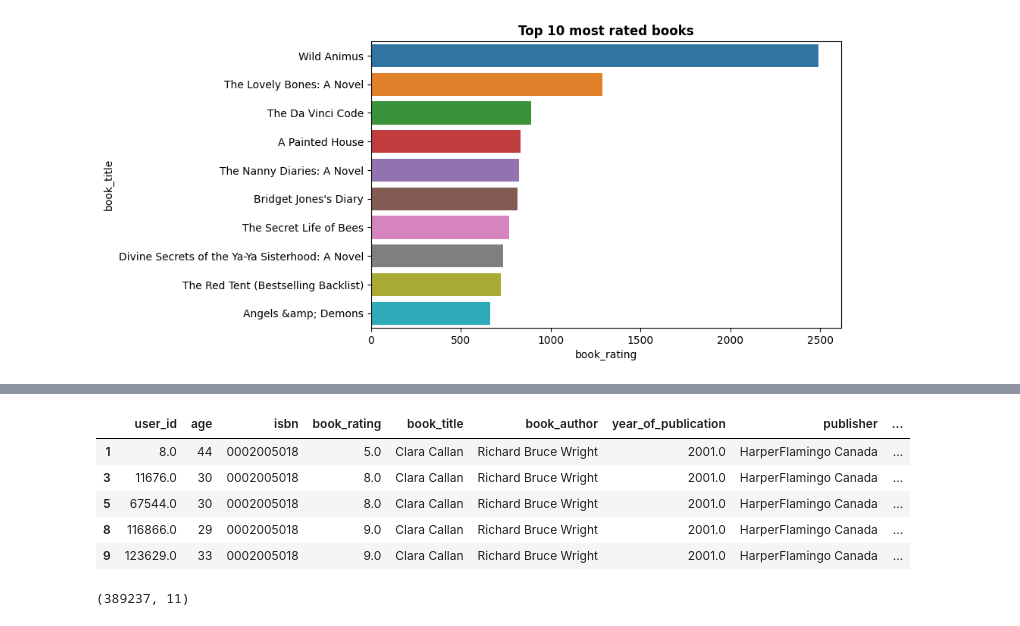
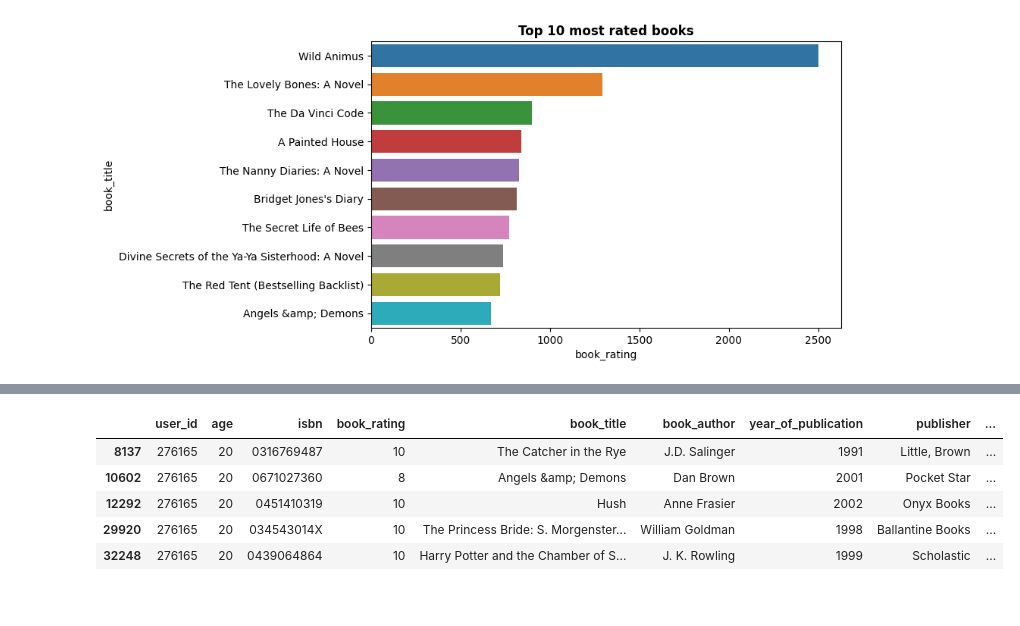
Before and after one commit to sahu-vishal/Book-Recommendation-System, a Jupyter notebook: Book_Recommendation_System.ipynb, the cells around one changed output, grey strips where cells are left out. Cells and saved outputs as stored; diff of their text form; code cells hidden in the pictures.

```diff
--- a/Book_Recommendation_System.ipynb
+++ b/Book_Recommendation_System.ipynb
@@ -373,4 +373,4 @@ sns.boxplot(merged_df['age'])
 [figure]
 # %%
 # Outlier data became NaN
-merged_df.loc[(merged_df.age > 90) | (merged_df.age < 10)] = np.nan
+merged_df.loc[(merged_df.age > 90) | (merged_df.age < 10), 'age'] = np.nan
@@ -482,12 +493,3 @@ plt.title('Top 10 most rated books', fontweight='bold')
 # %% [output]
 Text(0.5, 1.0, 'Top 10 most rated books')
 [figure]
-# %%
-# Consider only explicit ratings
-merged_df = merged_df[merged_df['book_rating']!=0]
-
-# Create column average ratings
-merged_df['avg_Rating'] = merged_df.groupby('isbn')['book_rating'].transform('mean')
-
-# Create column sum of users
-merged_df['total_no_of_users'] = merged_df.groupby('isbn')['book_rating'].transform('count')
@@ -493,0 +504,9 @@ merged_df['total_no_of_users'] = merged_df.groupby('isbn')['book_rating'].transf
+# %%
+# Create column average ratings using groupby on book title because some of the books have same book title but different isbn number
+merged_df['avg_ratings'] = merged_df.groupby('book_title')['book_rating'].transform('mean')
+
+# Create column number of ratings
+merged_df['no_of_ratings'] = merged_df.groupby('book_title')['book_rating'].transform('count')
+
+# Create new data frame popular_df
+popular_df = merged_df[['book_title','avg_ratings','no_of_ratings']]
@@ -494,13 +1038,9 @@ merged_df['total_no_of_users'] = merged_df.groupby('isbn')['book_rating'].transf
 # %%
-merged_df.head()
+merged_df[merged_df['user_id']==276165].head()
 # %% [output]
 |  | user_id | age | isbn | book_rating | book_title | book_author | year_of_publication | publisher | ... |
-| 1 | 8.0 | 44 | 0002005018 | 5.0 | Clara Callan | Richard Bruce Wright | 2001.0 | HarperFlamingo Canada | ... |
-| 3 | 11676.0 | 30 | 0002005018 | 8.0 | Clara Callan | Richard Bruce Wright | 2001.0 | HarperFlamingo Canada | ... |
-| 5 | 67544.0 | 30 | 0002005018 | 8.0 | Clara Callan | Richard Bruce Wright | 2001.0 | HarperFlamingo Canada | ... |
-| 8 | 116866.0 | 29 | 0002005018 | 9.0 | Clara Callan | Richard Bruce Wright | 2001.0 | HarperFlamingo Canada | ... |
-| 9 | 123629.0 | 33 | 0002005018 | 9.0 | Clara Callan | Richard Bruce Wright | 2001.0 | HarperFlamingo Canada | ... |
+| 8137 | 276165 | 20 | 0316769487 | 10 | The Catcher in the Rye | J.D. Salinger | 1991 | Little, Brown | ... |
+| 10602 | 276165 | 20 | 0671027360 | 8 | Angels &amp; Demons | Dan Brown | 2001 | Pocket Star | ... |
+| 12292 | 276165 | 20 | 0451410319 | 10 | Hush | Anne Frasier | 2002 | Onyx Books | ... |
+| 29920 | 276165 | 20 | 034543014X | 10 | The Princess Bride: S. Morgenster... | William Goldman | 1998 | Ballantine Books | ... |
+| 32248 | 276165 | 20 | 0439064864 | 10 | Harry Potter and the Chamber of S... | J. K. Rowling | 1999 | Scholastic | ... |
-# %%
-merged_df.shape
-# %% [output]
-(389237, 11)
```
Also changed, not shown: parts of 62 cells of this notebook.
